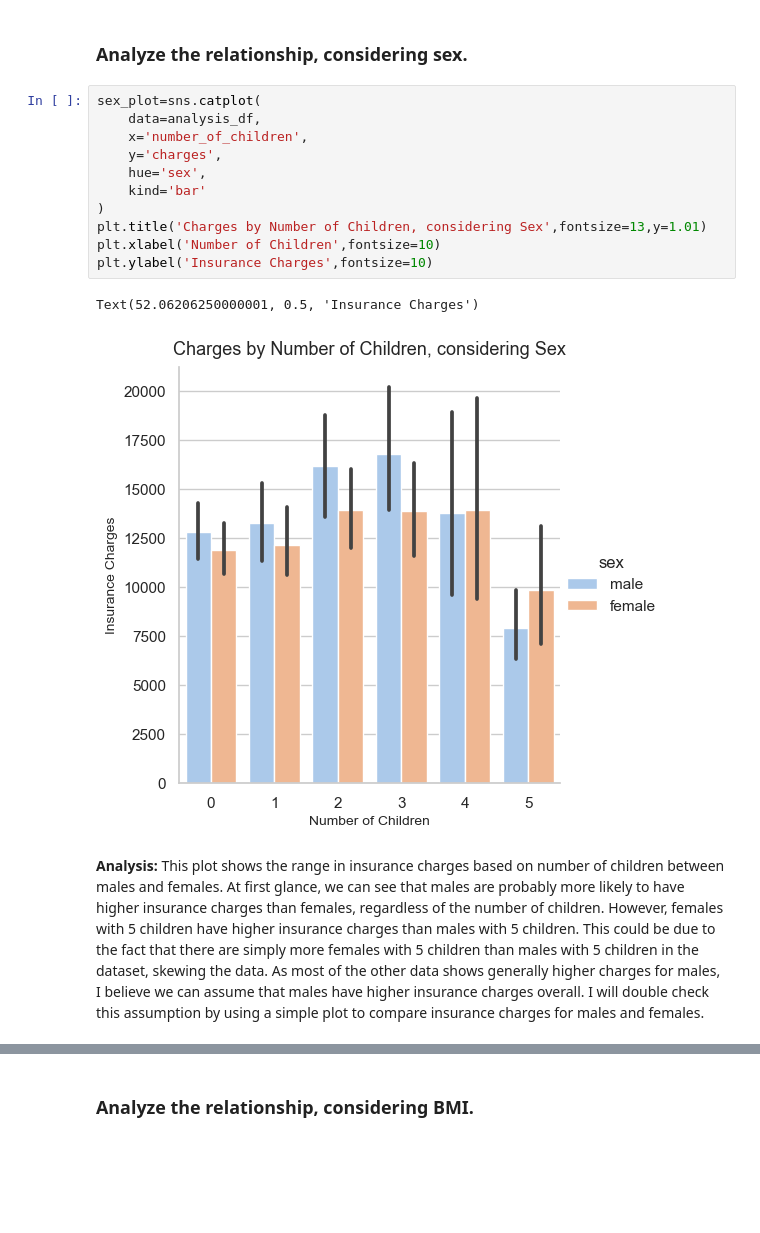
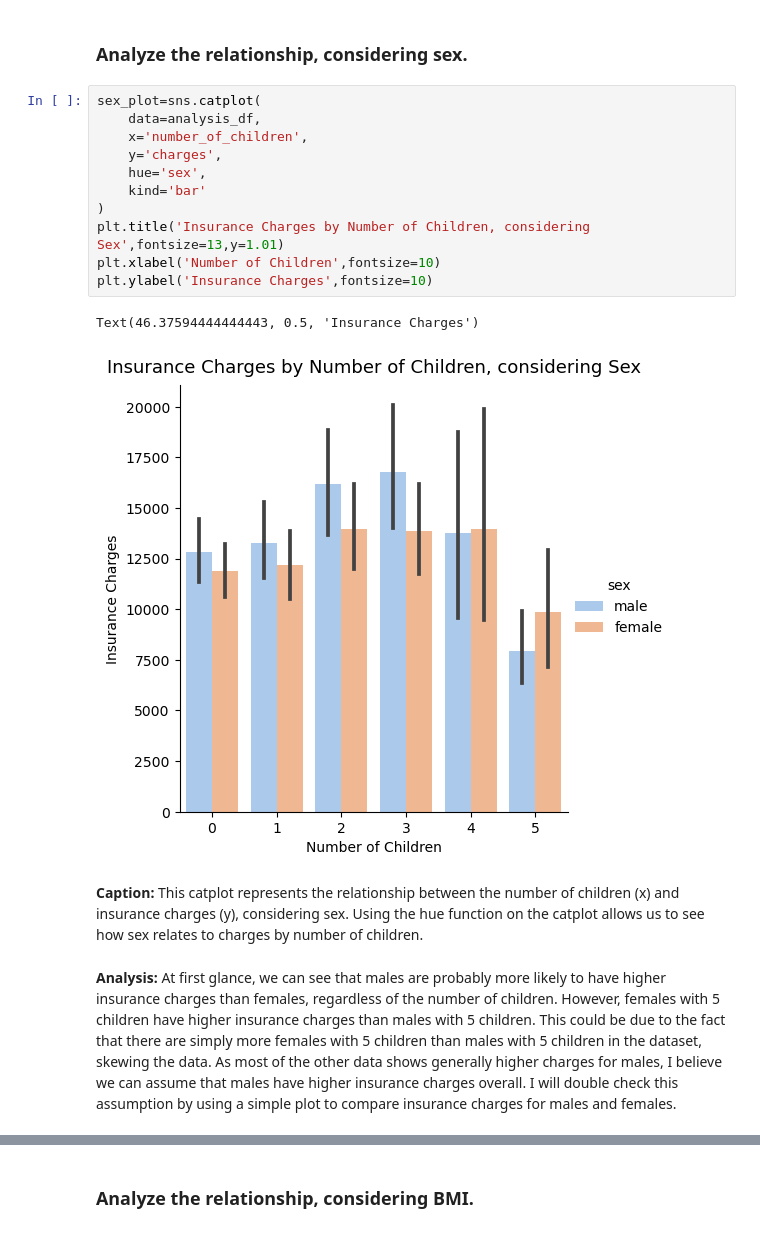
Before and after one commit to ubco-W2022T2-data301/project-group-group25, a Jupyter notebook: analysis/analysis3.ipynb, the cells around one changed output, grey strips where cells are left out. Drawn from its saved outputs; the diff is of its cells as text; blank space fills up the shorter version.

```diff
--- a/analysis/analysis3.ipynb
+++ b/analysis/analysis3.ipynb
@@ -347,17 +351,19 @@ To conclude on these mediating factors, I will analyze this relationship between
 # %%
 sex_plot=sns.catplot(
     data=analysis_df,
     x='number_of_children',
     y='charges',
     hue='sex',
     kind='bar'
 )
-plt.title('Charges by Number of Children, considering Sex',fontsize=13,y=1.01)
+plt.title('Insurance Charges by Number of Children, considering Sex',fontsize=13,y=1.01)
 plt.xlabel('Number of Children',fontsize=10)
 plt.ylabel('Insurance Charges',fontsize=10)
 # %% [output]
-Text(52.06206250000001, 0.5, 'Insurance Charges')
+Text(46.37594444444443, 0.5, 'Insurance Charges')
-[figure, old version]
+[figure, new version]
+# %% [markdown]
+**Caption:** This catplot represents the relationship between the number of children (x) and insurance charges (y), considering sex. Using the hue function on the catplot allows us to see how sex relates to charges by number of children.
 # %% [markdown]
-**Analysis:** This plot shows the range in insurance charges based on number of children between males and females. At first glance, we can see that males are probably more likely to have higher insurance charges than females, regardless of the number of children. However, females with 5 children have higher insurance charges than males with 5 children. This could be due to the fact that there are simply more females with 5 children than males with 5 children in the dataset, skewing the data. As most of the other data shows generally higher charges for males, I believe we can assume that males have higher insurance charges overall. I will double check this assumption by using a simple plot to compare insurance charges for males and females.
+**Analysis:** At first glance, we can see that males are probably more likely to have higher insurance charges than females, regardless of the number of children. However, females with 5 children have higher insurance charges than males with 5 children. This could be due to the fact that there are simply more females with 5 children than males with 5 children in the dataset, skewing the data. As most of the other data shows generally higher charges for males, I believe we can assume that males have higher insurance charges overall. I will double check this assumption by using a simple plot to compare insurance charges for males and females.
 # %%
```
Also changed, not shown: parts of 36 cells of this notebook.
